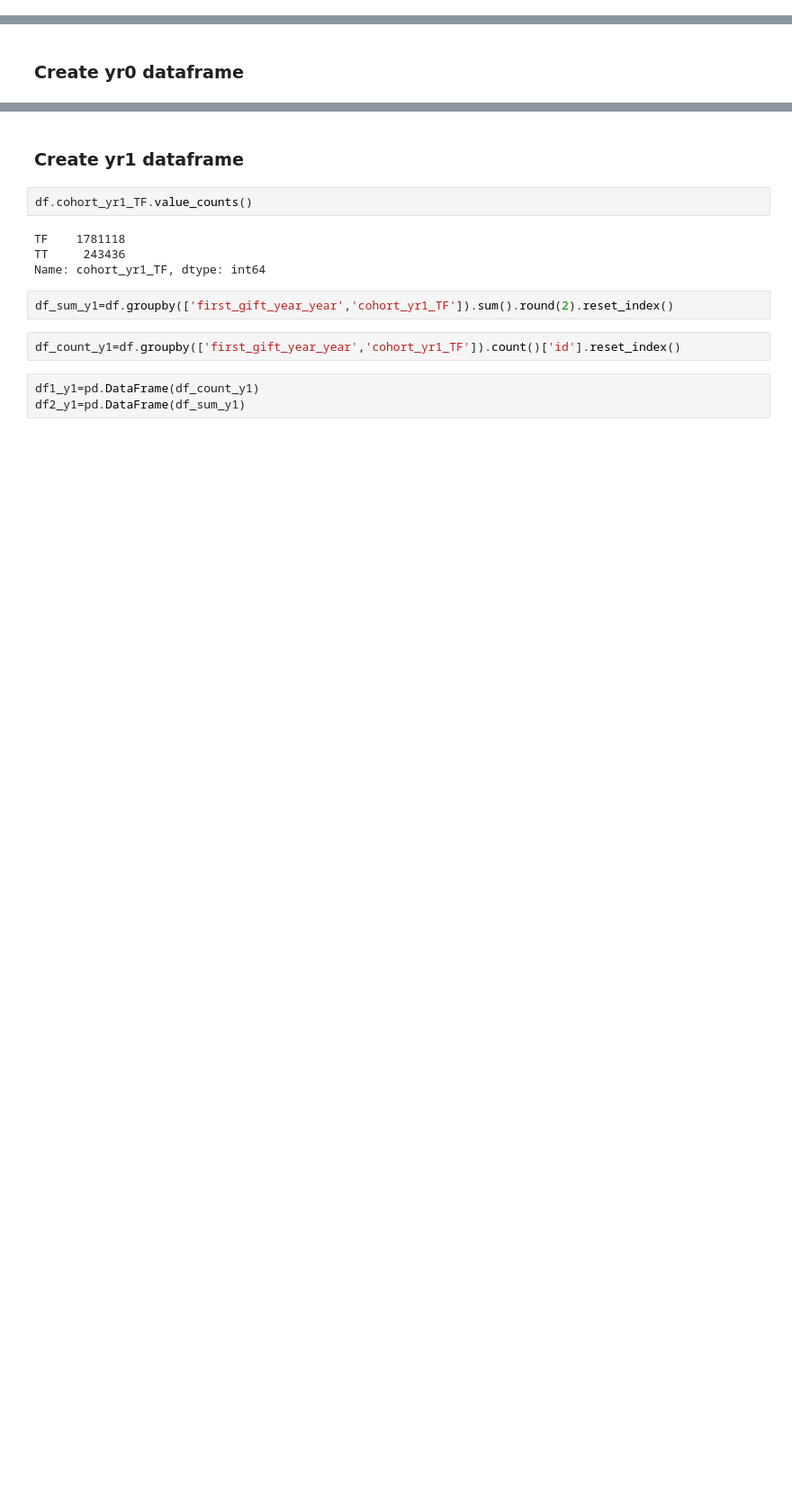
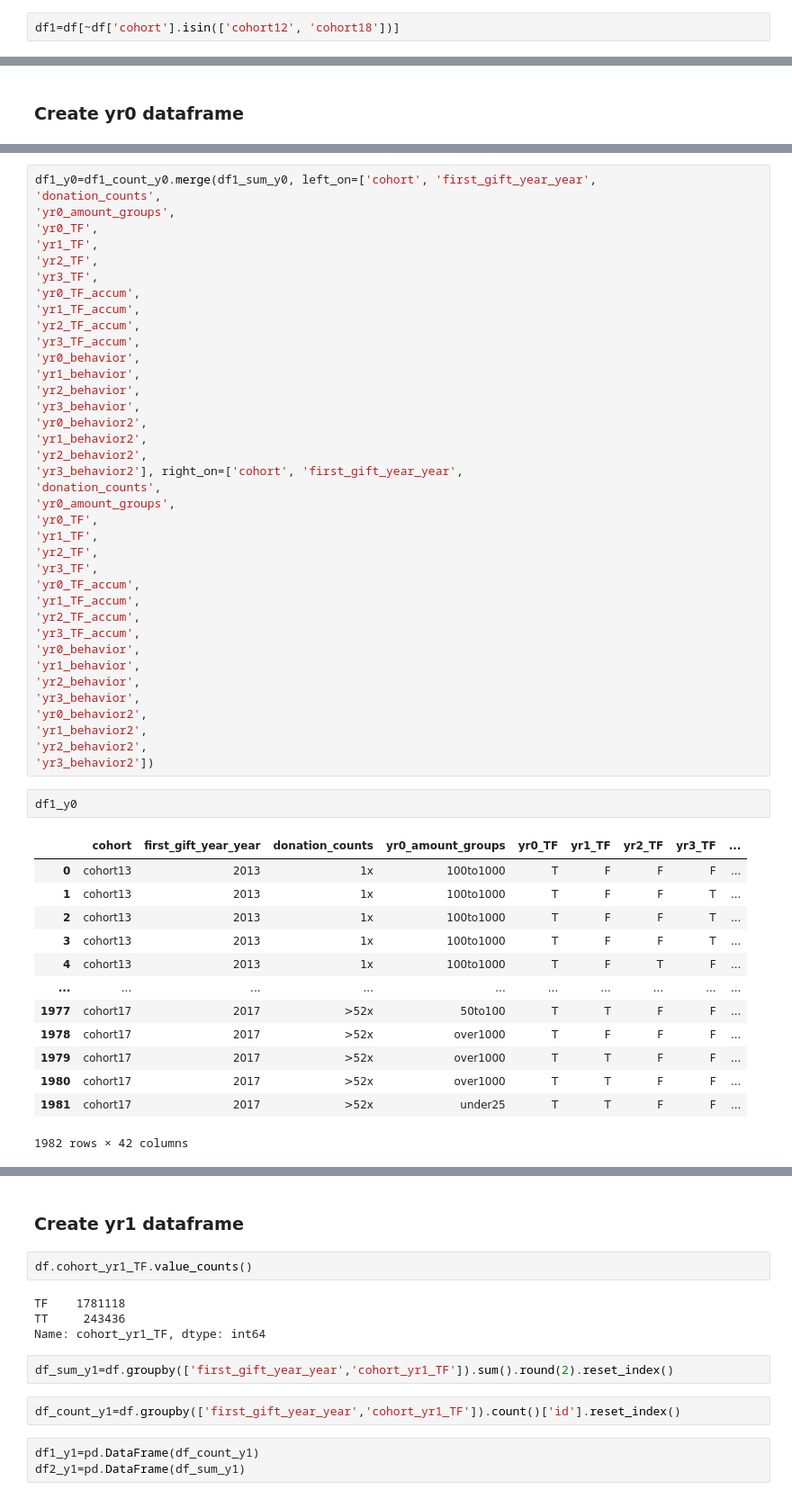
Before and after one commit to erinmarieanderson/donations_part_II, a Jupyter notebook: notebooks/11b_create_dataframes_by_year_with_new_dataset.ipynb, the cells around one changed output, grey strips where cells are left out. Shown at 90% size. Cells and saved outputs as stored; diff of their text form; blank space fills up the shorter version.

Commit message:
filter data by count and amount bands

```diff
--- a/notebooks/11b_create_dataframes_by_year_with_new_dataset.ipynb
+++ b/notebooks/11b_create_dataframes_by_year_with_new_dataset.ipynb
@@ -120,0 +105,2 @@ df=donations_cohort_with_cycle[['id',
+# %%
+df1=df[~df['cohort'].isin(['cohort12', 'cohort18'])]
@@ -142,0 +158,54 @@ df3_y0.to_csv('yr0.csv')
+# %%
+df1_y0=df1_count_y0.merge(df1_sum_y0, left_on=['cohort', 'first_gift_year_year',
+'donation_counts',
+'yr0_amount_groups',
+'yr0_TF',
+'yr1_TF',
+'yr2_TF',
+'yr3_TF',
+'yr0_TF_accum',
+'yr1_TF_accum',
+'yr2_TF_accum',
+'yr3_TF_accum',
+'yr0_behavior',
+'yr1_behavior',
+'yr2_behavior',
+'yr3_behavior',
+'yr0_behavior2',
+'yr1_behavior2',
+'yr2_behavior2',
+'yr3_behavior2'], right_on=['cohort', 'first_gift_year_year',
+'donation_counts',
+'yr0_amount_groups',
+'yr0_TF',
+'yr1_TF',
+'yr2_TF',
+'yr3_TF',
+'yr0_TF_accum',
+'yr1_TF_accum',
+'yr2_TF_accum',
+'yr3_TF_accum',
+'yr0_behavior',
+'yr1_behavior',
+'yr2_behavior',
+'yr3_behavior',
+'yr0_behavior2',
+'yr1_behavior2',
+'yr2_behavior2',
+'yr3_behavior2'])
+# %%
+df1_y0
+# %% [output]
+|  | cohort | first_gift_year_year | donation_counts | yr0_amount_groups | yr0_TF | yr1_TF | yr2_TF | yr3_TF | ... |
+| 0 | cohort13 | 2013 | 1x | 100to1000 | T | F | F | F | ... |
+| 1 | cohort13 | 2013 | 1x | 100to1000 | T | F | F | T | ... |
+| 2 | cohort13 | 2013 | 1x | 100to1000 | T | F | F | T | ... |
+| 3 | cohort13 | 2013 | 1x | 100to1000 | T | F | F | T | ... |
+| 4 | cohort13 | 2013 | 1x | 100to1000 | T | F | T | F | ... |
+| ... | ... | ... | ... | ... | ... | ... | ... | ... | ... |
+| 1977 | cohort17 | 2017 | >52x | 50to100 | T | T | F | F | ... |
+| 1978 | cohort17 | 2017 | >52x | over1000 | T | F | F | F | ... |
+| 1979 | cohort17 | 2017 | >52x | over1000 | T | T | F | F | ... |
+| 1980 | cohort17 | 2017 | >52x | over1000 | T | T | F | F | ... |
+| 1981 | cohort17 | 2017 | >52x | under25 | T | T | F | F | ... |
+1982 rows × 42 columns
```
Also changed, not shown: parts of 73 cells of this notebook.
